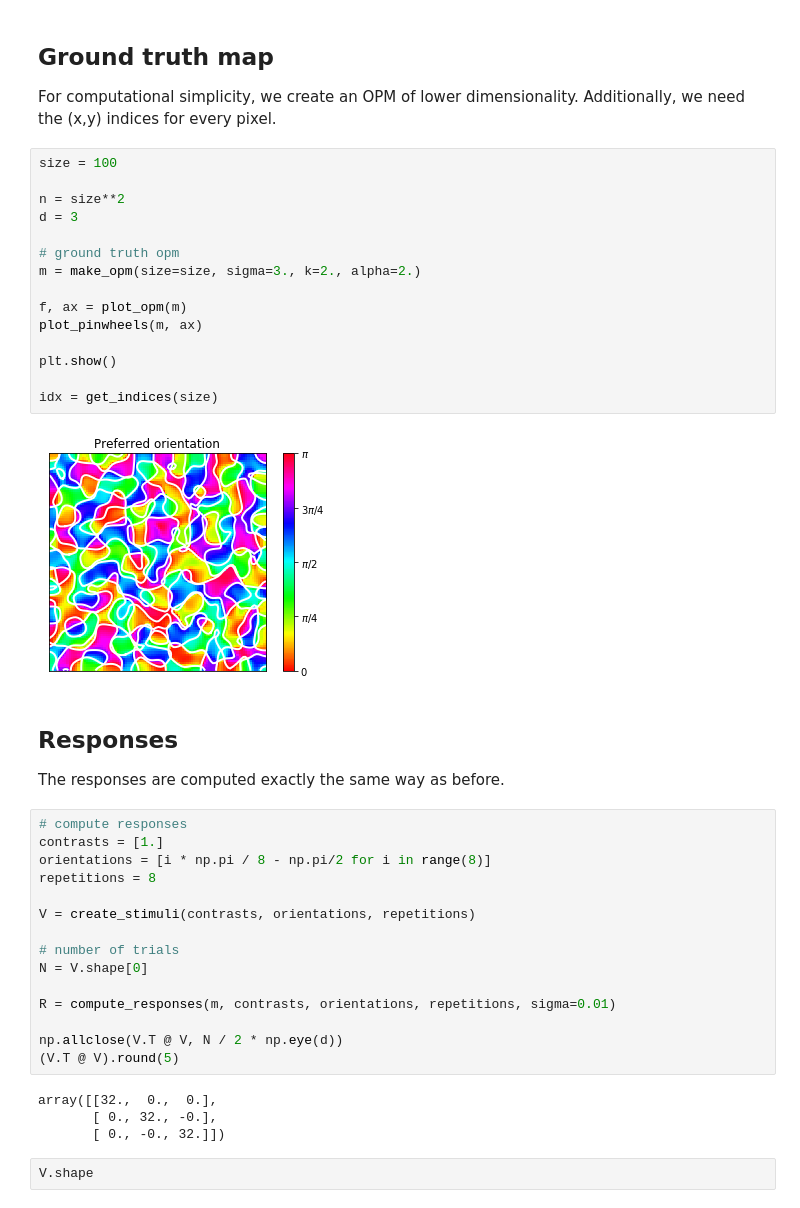
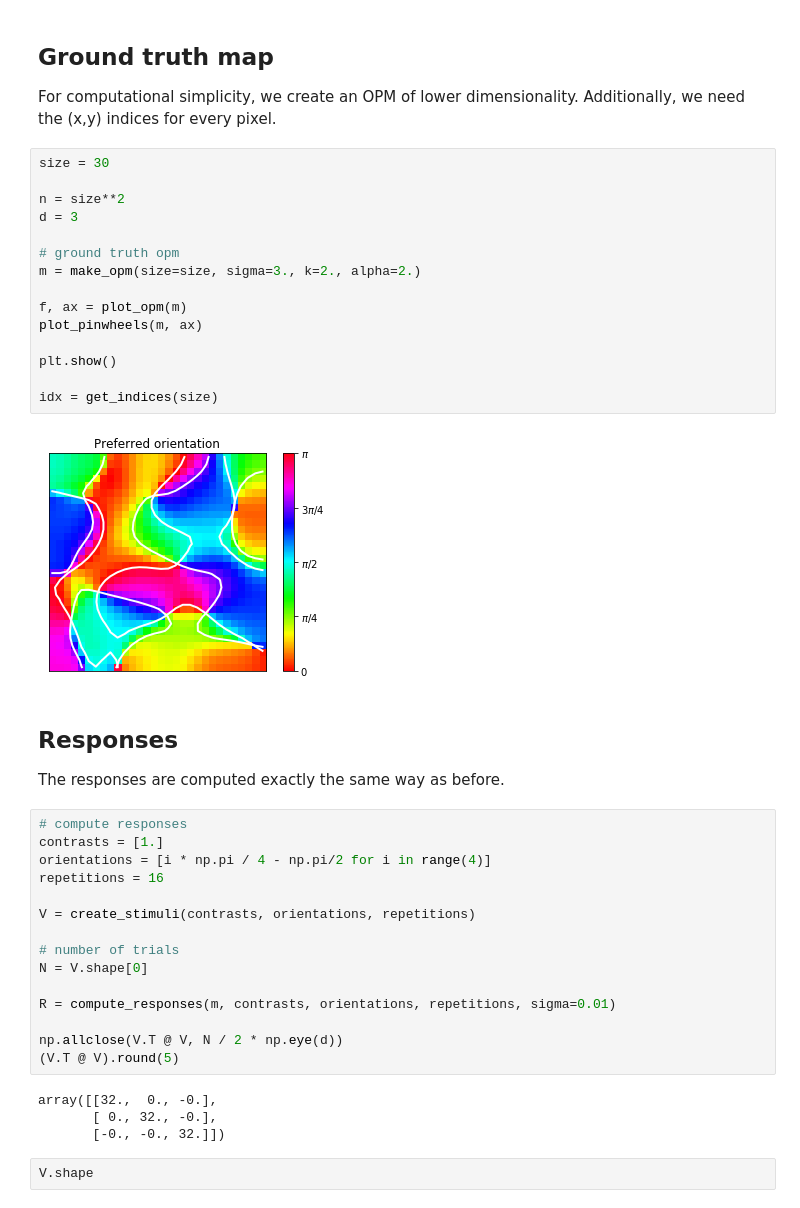
Before and after one commit to mackelab/gp-maps-python, a Jupyter notebook: BayesianOPM.ipynb, the cells around one changed output. Drawn from its saved outputs; the diff is of its cells as text.

```diff
--- a/BayesianOPM.ipynb
+++ b/BayesianOPM.ipynb
@@ -15,30 +15,30 @@ from match_radial_component import radial_component, match_radial_component
 
 For computational simplicity, we create an OPM of lower dimensionality. Additionally, we need the (x,y) indices for every pixel.
 # %%
-size = 100
+size = 30
 
 n = size**2
 d = 3
 
 # ground truth opm
 m = make_opm(size=size, sigma=3., k=2., alpha=2.)
 
 f, ax = plot_opm(m)
 plot_pinwheels(m, ax)
 
 plt.show()
 
 idx = get_indices(size)
 # %% [output]
-[figure, old version]
+[figure, new version]
 # %% [markdown]
 ## Responses
 The responses are computed exactly the same way as before.
 # %%
 # compute responses
 contrasts = [1.]
-orientations = [i * np.pi / 8 - np.pi/2 for i in range(8)]
-repetitions = 8
+orientations = [i * np.pi / 4 - np.pi/2 for i in range(4)]
+repetitions = 16
 
 V = create_stimuli(contrasts, orientations, repetitions)
 
@@ -50,9 +50,9 @@ R = compute_responses(m, contrasts, orientations, repetitions, sigma=0.01)
 np.allclose(V.T @ V, N / 2 * np.eye(d))
 (V.T @ V).round(5)
 # %% [output]
-array([[32.,  0.,  0.],
+array([[32.,  0., -0.],
        [ 0., 32., -0.],
-       [ 0., -0., 32.]])
+       [-0., -0., 32.]])
 # %%
 V.shape
 # %% [output]
```
Also changed, not shown: parts of 6 cells of this notebook, 1 other file.
